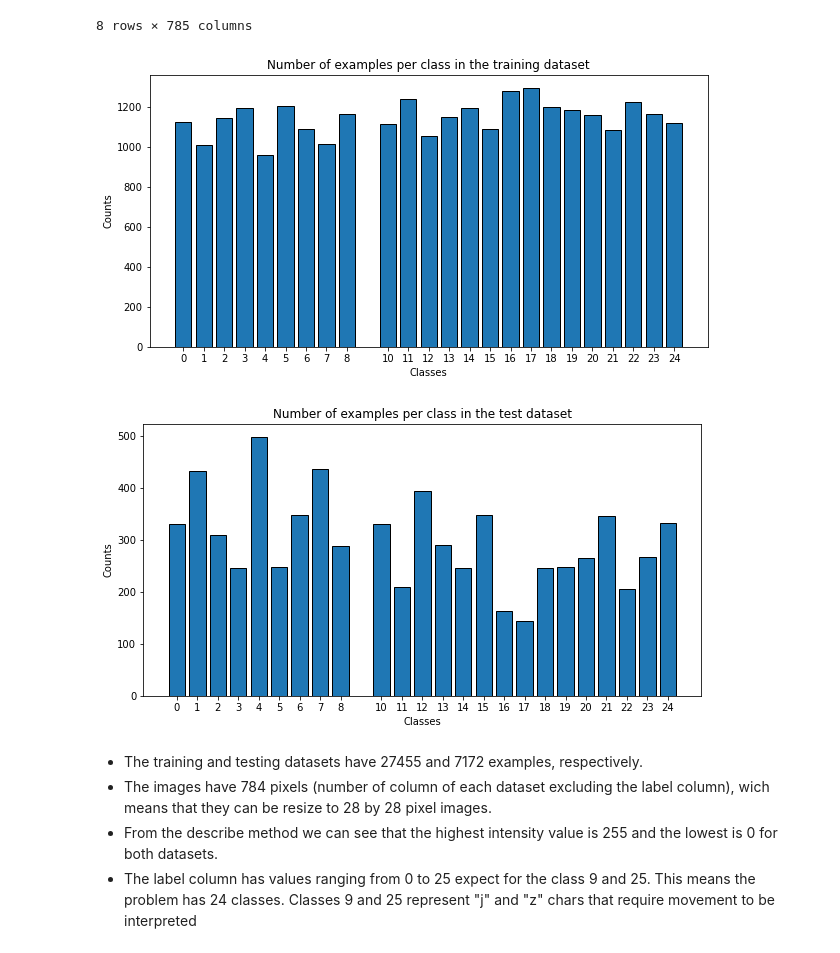
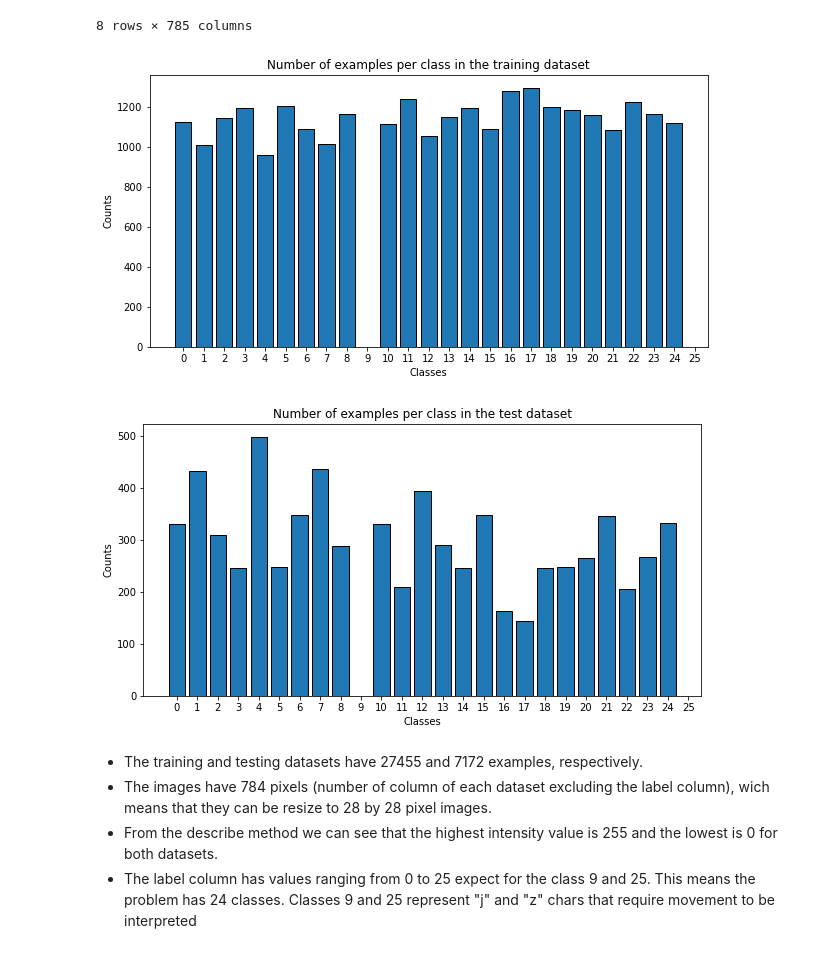
Before and after one commit to GustavoGil13/mnist-american-sign-language, a Jupyter notebook: CNN.ipynb, the cells around one changed output. Drawn from its saved outputs; the diff is of its cells as text; code cells hidden in the pictures.

```diff
--- a/CNN.ipynb
+++ b/CNN.ipynb
@@ -88,27 +88,27 @@ test_df.describe()
 # %%
 n_labels_examples = train_df.groupby("label").label.count()
 unique_labels = sorted(train_df["label"].unique())
 plt.figure(figsize = (10, 5))
 plt.bar(x = unique_labels, height = n_labels_examples, ec="black")
-plt.xticks(unique_labels)
+plt.xticks(np.arange(0, 26))
 plt.xlabel("Classes")
 plt.ylabel("Counts")
 plt.title("Number of examples per class in the training dataset")
 plt.show()
 # %% [output]
-[figure, old version]
+[figure, new version]
 # %%
 n_labels_examples = test_df.groupby("label").label.count()
 unique_labels = sorted(test_df["label"].unique())
 plt.figure(figsize = (10, 5))
 plt.bar(x = unique_labels, height = n_labels_examples, ec="black")
-plt.xticks(unique_labels)
+plt.xticks(np.arange(0, 26))
 plt.xlabel("Classes")
 plt.ylabel("Counts")
 plt.title("Number of examples per class in the test dataset")
 plt.show()
 # %% [output]
-[figure, old version]
+[figure, new version]
 # %% [markdown]
 - The training and testing datasets have 27455 and 7172 examples, respectively. <br>
 - The images have 784 pixels (number of column of each dataset excluding the label column), wich means that they can be resize to 28 by 28 pixel images. <br>
```
Also changed, not shown: parts of 15 cells of this notebook.
